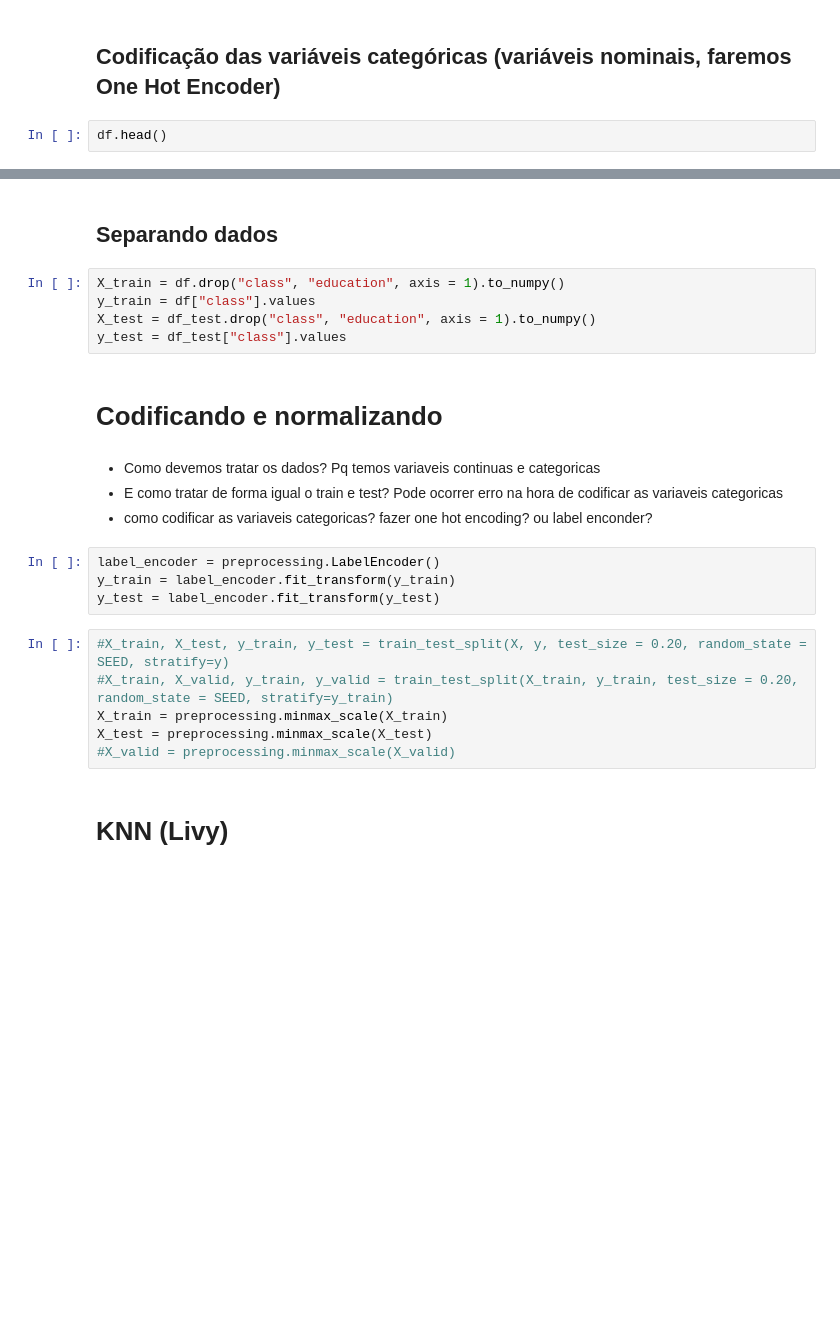
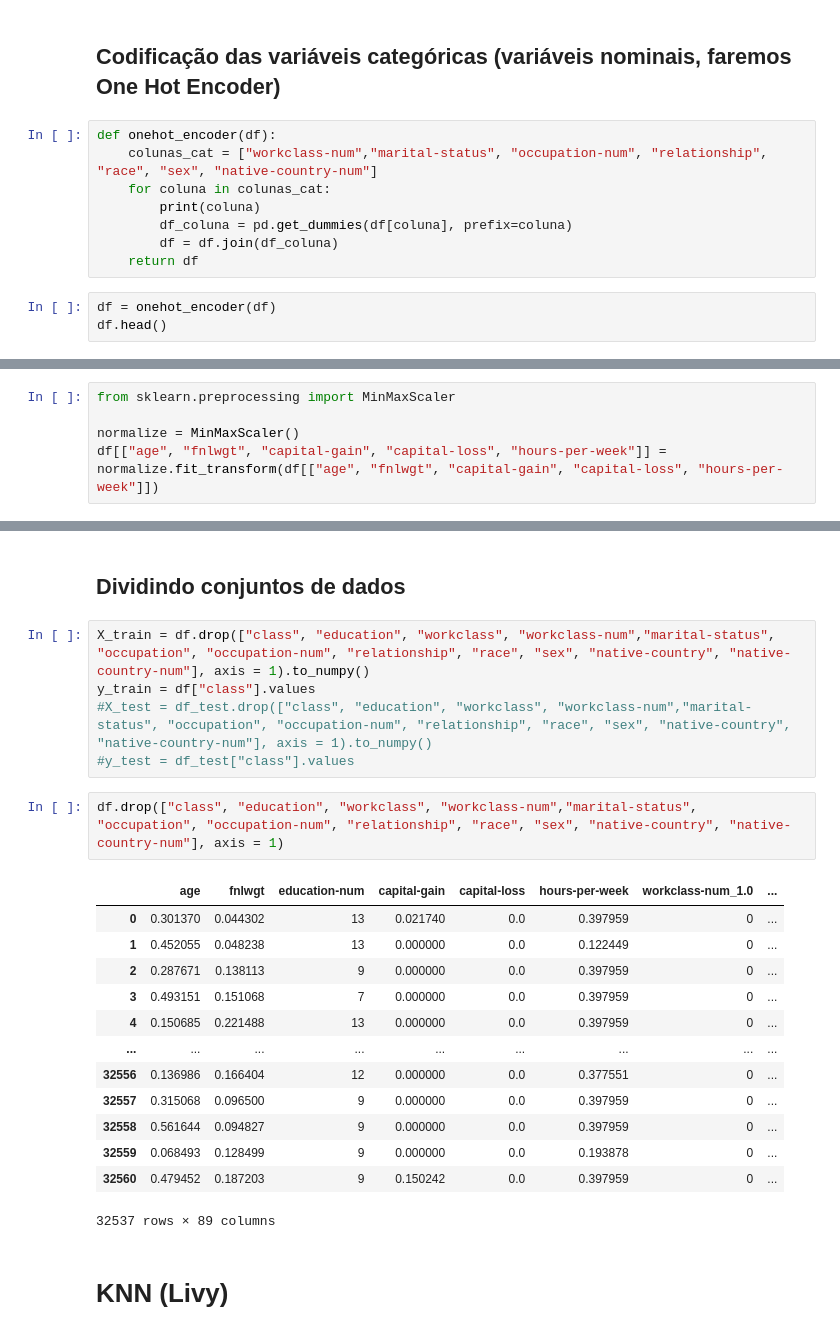
Before and after one commit to mariamaOlive/modelos-preditivos-residencia, a Jupyter notebook: Census.ipynb, the cells around one changed output, grey strips where cells are left out. Drawn from its saved outputs; the diff is of its cells as text; blank space fills up the shorter version.

```diff
--- a/Census.ipynb
+++ b/Census.ipynb
@@ -149,4 +400,13 @@ for coluna in columns_name:
 # %% [markdown]
 ## Codificação das variáveis categóricas (variáveis nominais, faremos One Hot Encoder)
+# %%
+def onehot_encoder(df):
+    colunas_cat = ["workclass-num","marital-status", "occupation-num", "relationship", "race", "sex", "native-country-num"]
+    for coluna in colunas_cat:
+        print(coluna)
+        df_coluna = pd.get_dummies(df[coluna], prefix=coluna)
+        df = df.join(df_coluna)
+    return df
 # %%
+df = onehot_encoder(df)
 df.head()
@@ -179,0 +466,5 @@ df[coluna].value_counts()
+# %%
+from sklearn.preprocessing import MinMaxScaler
+
+normalize = MinMaxScaler()
+df[["age", "fnlwgt", "capital-gain", "capital-loss", "hours-per-week"]] = normalize.fit_transform(df[["age", "fnlwgt", "capital-gain", "capital-loss", "hours-per-week"]])
@@ -180,26 +487,26 @@ df[coluna].value_counts()
 # %% [markdown]
-## Separando dados
+## Dividindo conjuntos de dados
 # %%
-X_train = df.drop("class", "education", axis = 1).to_numpy()
+X_train = df.drop(["class", "education", "workclass", "workclass-num","marital-status", "occupation", "occupation-num", "relationship", "race", "sex", "native-country", "native-country-num"], axis = 1).to_numpy()
 y_train = df["class"].values
-X_test = df_test.drop("class", "education", axis = 1).to_numpy()
-y_test = df_test["class"].values
+#X_test = df_test.drop(["class", "education", "workclass", "workclass-num","marital-status", "occupation", "occupation-num", "relationship", "race", "sex", "native-country", "native-country-num"], axis = 1).to_numpy()
+#y_test = df_test["class"].values
-# %% [markdown]
-# Codificando e normalizando
-# %% [markdown]
-- Como devemos tratar os dados? Pq temos variaveis continuas e categoricas
-- E como tratar de forma igual o train e test? Pode ocorrer erro na hora de codificar as variaveis categoricas
-- como codificar as variaveis categoricas? fazer one hot encoding? ou label enconder?
-# %%
-label_encoder = preprocessing.LabelEncoder()
-y_train = label_encoder.fit_transform(y_train)
-y_test = label_encoder.fit_transform(y_test)
-# %%
-#X_train, X_test, y_train, y_test = train_test_split(X, y, test_size = 0.20, random_state = SEED, stratify=y)
-#X_train, X_valid, y_train, y_valid = train_test_split(X_train, y_train, test_size = 0.20, random_state = SEED, stratify=y_train)
-X_train = preprocessing.minmax_scale(X_train)
-X_test = preprocessing.minmax_scale(X_test)
-#X_valid = preprocessing.minmax_scale(X_valid)
+# %%
+df.drop(["class", "education", "workclass", "workclass-num","marital-status", "occupation", "occupation-num", "relationship", "race", "sex", "native-country", "native-country-num"], axis = 1)
+# %% [output]
+|  | age | fnlwgt | education-num | capital-gain | capital-loss | hours-per-week | workclass-num_1.0 | ... |
+| 0 | 0.301370 | 0.044302 | 13 | 0.021740 | 0.0 | 0.397959 | 0 | ... |
+| 1 | 0.452055 | 0.048238 | 13 | 0.000000 | 0.0 | 0.122449 | 0 | ... |
+| 2 | 0.287671 | 0.138113 | 9 | 0.000000 | 0.0 | 0.397959 | 0 | ... |
+| 3 | 0.493151 | 0.151068 | 7 | 0.000000 | 0.0 | 0.397959 | 0 | ... |
+| 4 | 0.150685 | 0.221488 | 13 | 0.000000 | 0.0 | 0.397959 | 0 | ... |
+| ... | ... | ... | ... | ... | ... | ... | ... | ... |
+| 32556 | 0.136986 | 0.166404 | 12 | 0.000000 | 0.0 | 0.377551 | 0 | ... |
+| 32557 | 0.315068 | 0.096500 | 9 | 0.000000 | 0.0 | 0.397959 | 0 | ... |
+| 32558 | 0.561644 | 0.094827 | 9 | 0.000000 | 0.0 | 0.397959 | 0 | ... |
+| 32559 | 0.068493 | 0.128499 | 9 | 0.000000 | 0.0 | 0.193878 | 0 | ... |
+| 32560 | 0.479452 | 0.187203 | 9 | 0.150242 | 0.0 | 0.397959 | 0 | ... |
+32537 rows × 89 columns
 # %% [markdown]
 # KNN (Livy)
 # %% [markdown]
```
Also changed, not shown: parts of 48 cells of this notebook.
